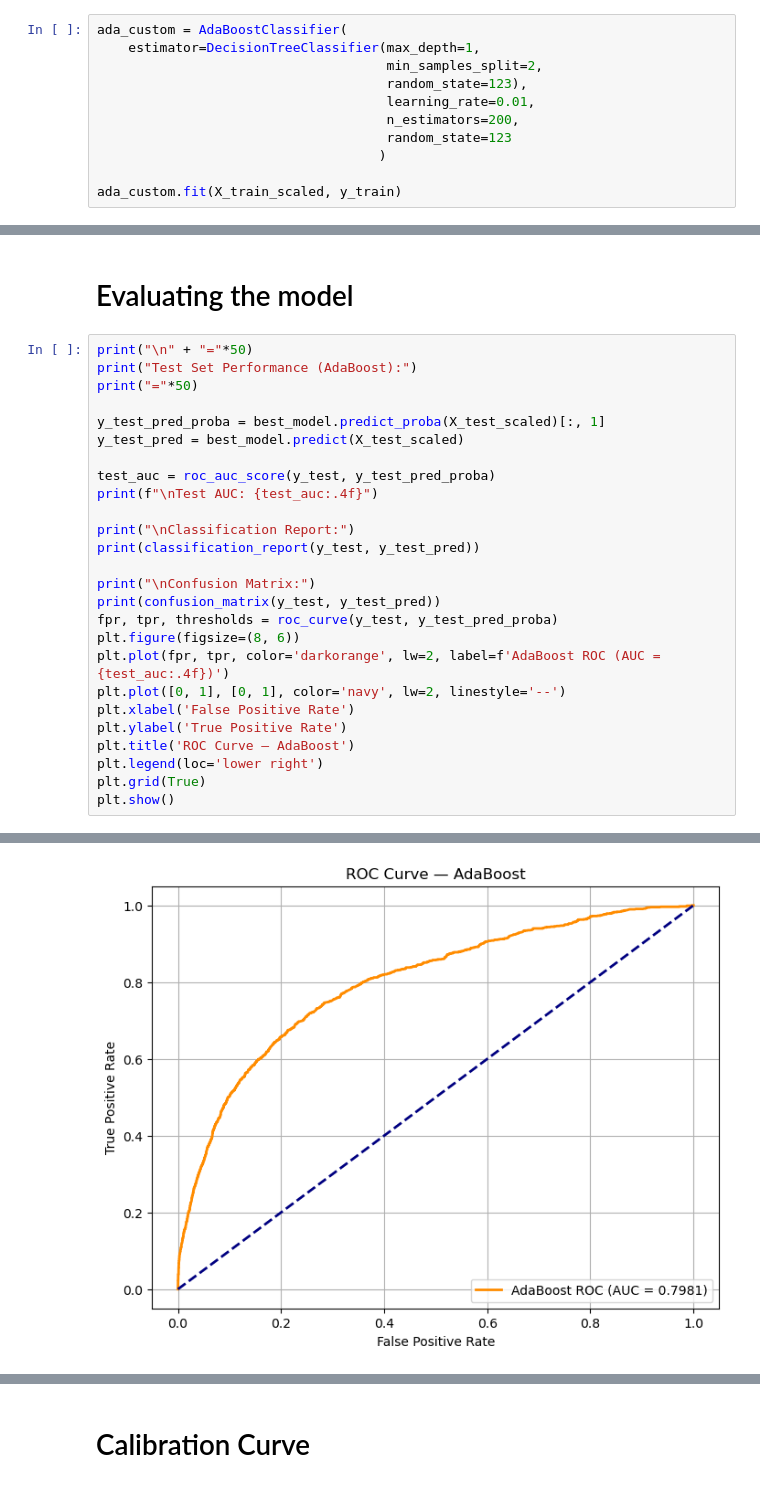
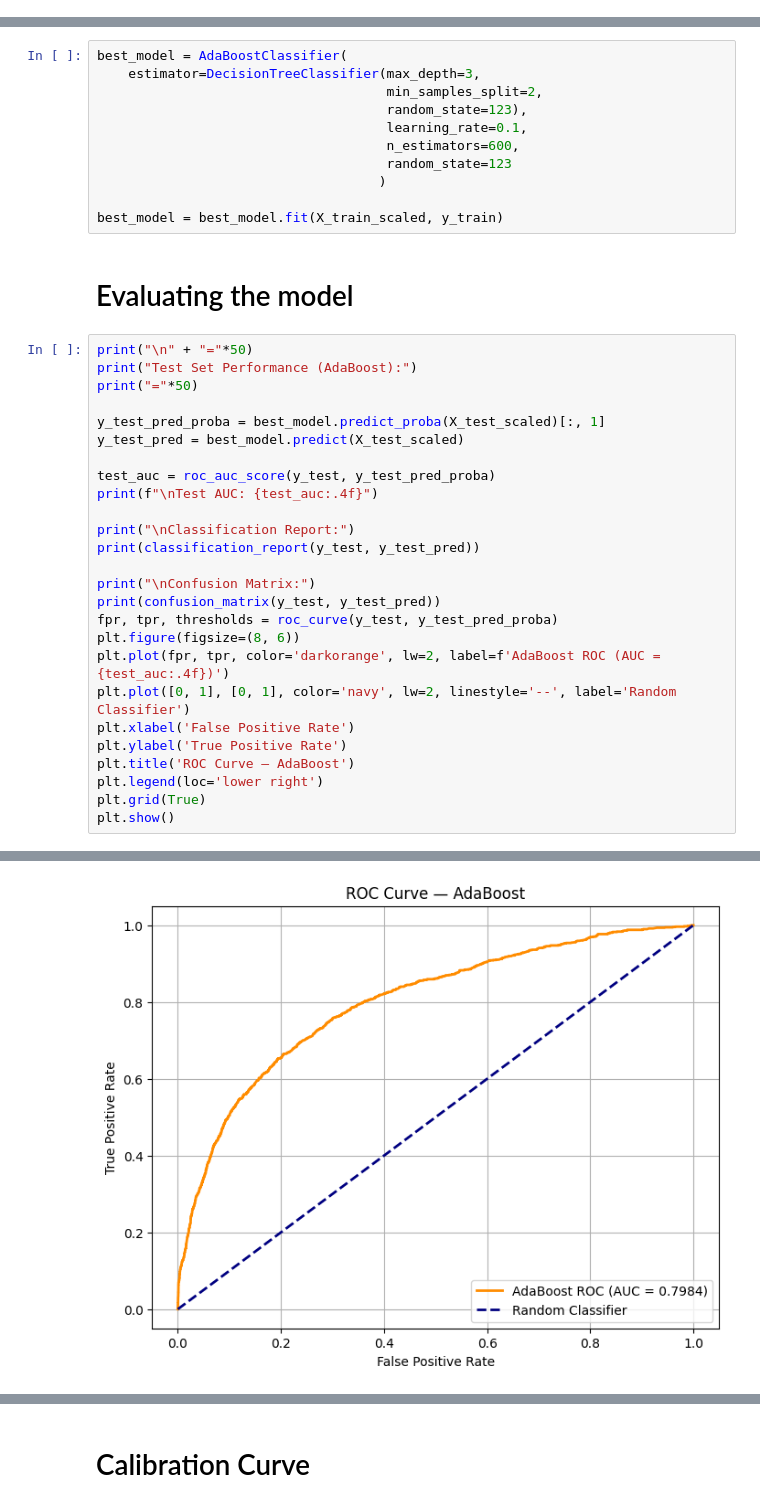
Before and after one commit to kaspar-soukup/expected_goals, a Jupyter notebook: Expected-Goals/notebooks/Adaboost Model.ipynb, the cells around one changed output, grey strips where cells are left out. Saved outputs shown, nothing was run; the diff lists cells and outputs as text.

```diff
--- a/Expected-Goals/notebooks/Adaboost Model.ipynb
+++ b/Expected-Goals/notebooks/Adaboost Model.ipynb
@@ -127,16 +109,16 @@ Fitting 5 folds for each of 144 candidates, totalling 720 fits
-# %%
-ada_custom = AdaBoostClassifier(
-    estimator=DecisionTreeClassifier(max_depth=1,
-                                     min_samples_split=2,
-                                     random_state=123),
-                                     learning_rate=0.01,
-                                     n_estimators=200,
-                                     random_state=123
-                                    )
-
-ada_custom.fit(X_train_scaled, y_train)
 # %%
 best_model = grid_search_ada.best_estimator_
+# %%
+best_model = AdaBoostClassifier(
+    estimator=DecisionTreeClassifier(max_depth=3,
+                                     min_samples_split=2,
+                                     random_state=123),
+                                     learning_rate=0.1,
+                                     n_estimators=600,
+                                     random_state=123
+                                    )
+
+best_model = best_model.fit(X_train_scaled, y_train)
 # %% [markdown]
 # Evaluating the model
 # %%
@@ -158,7 +140,7 @@ print(confusion_matrix(y_test, y_test_pred))
 fpr, tpr, thresholds = roc_curve(y_test, y_test_pred_proba)
 plt.figure(figsize=(8, 6))
 plt.plot(fpr, tpr, color='darkorange', lw=2, label=f'AdaBoost ROC (AUC = {test_auc:.4f})')
-plt.plot([0, 1], [0, 1], color='navy', lw=2, linestyle='--')
+plt.plot([0, 1], [0, 1], color='navy', lw=2, linestyle='--', label='Random Classifier')
 plt.xlabel('False Positive Rate')
 plt.ylabel('True Positive Rate')
 plt.title('ROC Curve — AdaBoost')
@@ -189 +171 @@ Confusion Matrix:
-[figure, old version]
+[figure, new version]
```
Also changed, not shown: parts of 6 cells of this notebook, 5 other files.
